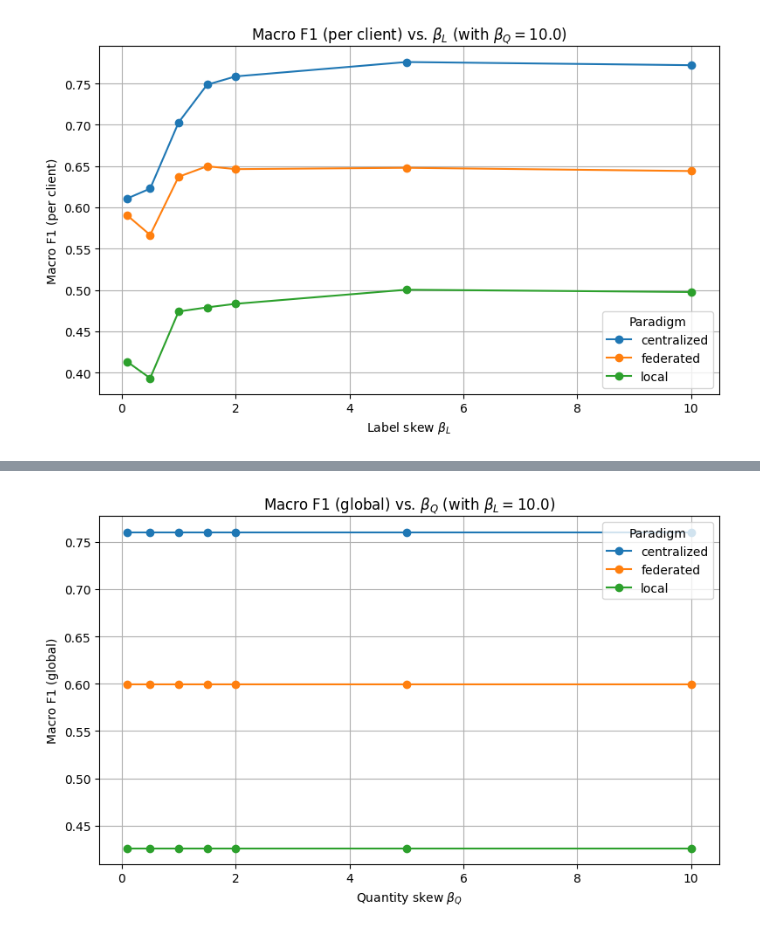
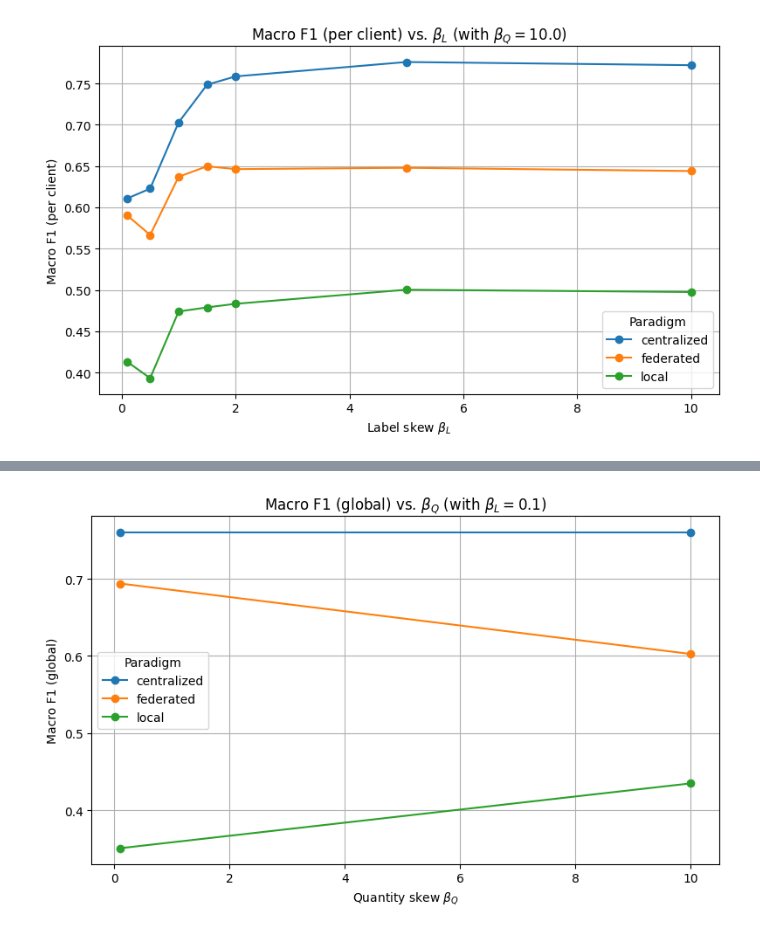
Before and after one commit to OskarJohnsen/Federated-dental-risk-vol2, a Jupyter notebook: src/fdrp/analysis/plot_docu.ipynb, the cells around one changed output, grey strips where cells are left out. Drawn from its saved outputs; the diff is of its cells as text; code cells hidden in the pictures.

Commit message:
GridSearch/Beta_sweep fix

```diff
--- a/src/fdrp/analysis/plot_docu.ipynb
+++ b/src/fdrp/analysis/plot_docu.ipynb
@@ -117,9 +117,3 @@ plot_label_skew_metric(csv_path, metric="f1_global_macro", beta_q=10.0)
 plot_label_skew_metric(csv_path, metric="f1_per_client_macro", beta_q=10.0)
 # %% [output]
 [figure]
-# %%
-import pandas as pd
-
-df = pd.read_csv(csv_path)
-
-display(df)
@@ -218,10 +198,11 @@ def plot_quantity_skew_metric(
 
     plt.show()
 # %%
+csv_path_test = r"C:\Users\oskar\OneDrive\Desktop\4 Semester\Dataproject\Federated-dental-risk-vol2\federated-dental-risk-prediction\src\fdrp\analysis\Results\sweep_beta_summary.csv"
 plot_quantity_skew_metric(
-    csv_path=csv_path,
+    csv_path=csv_path_test,
     metric="f1_global_macro",
-    beta_l=10.0
+    beta_l=0.1
 )
 # %% [output]
-[figure, old version]
+[figure, new version]
```
Also changed, not shown: parts of 2 cells of this notebook, 3 other files.
